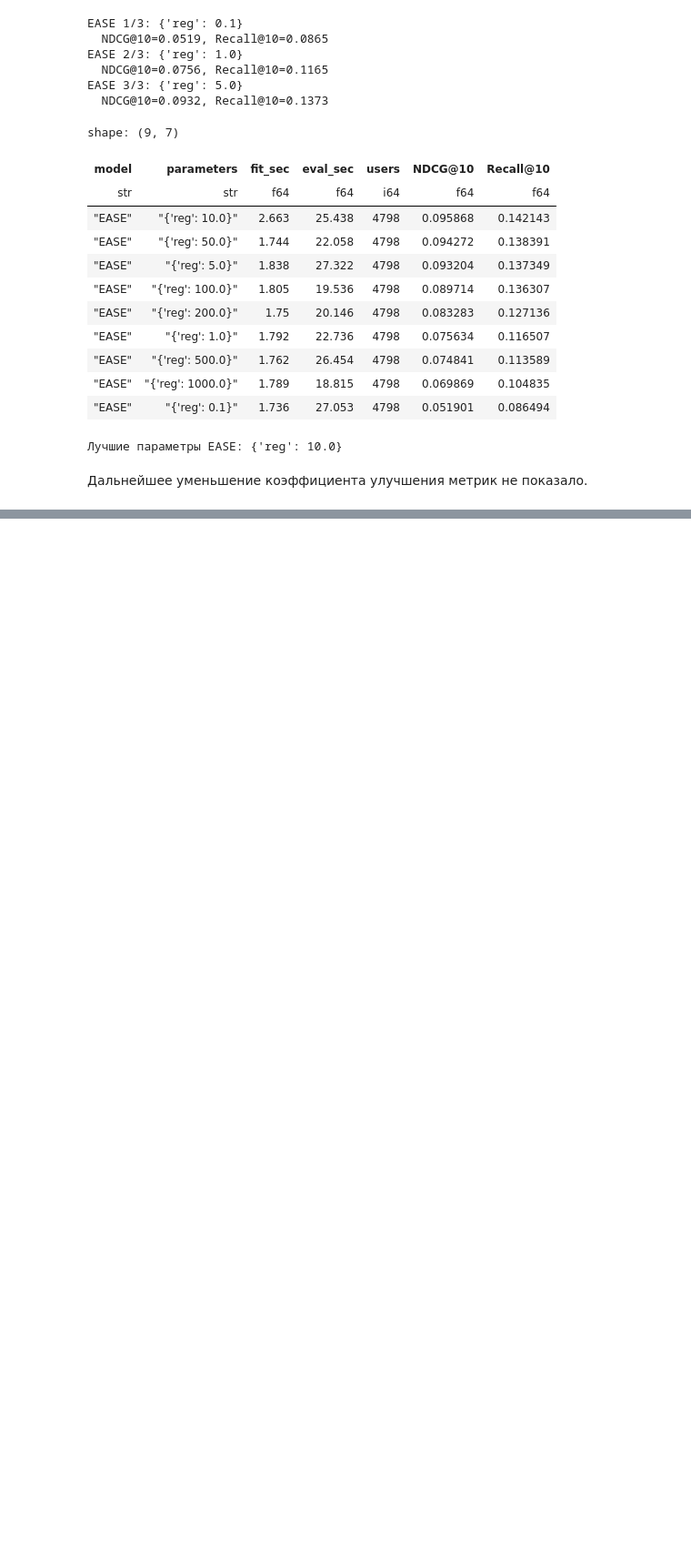
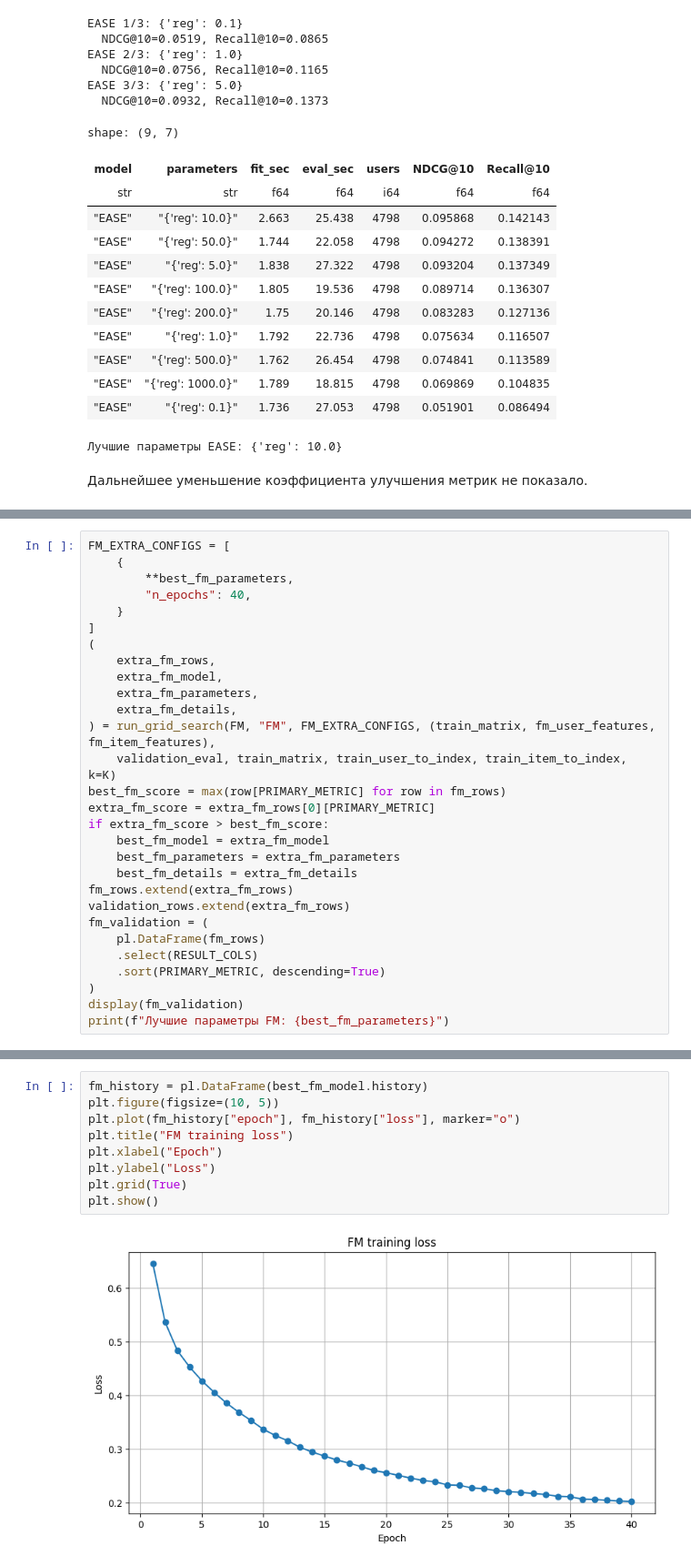
Before and after one commit to vshsch/recsys-hw1, a Jupyter notebook: experiments.ipynb, the cells around one changed output, grey strips where cells are left out. Shown at 91% size. Drawn from its saved outputs; the diff is of its cells as text; blank space fills up the shorter version.

```diff
--- a/experiments.ipynb
+++ b/experiments.ipynb
@@ -1865,0 +2077,29 @@ shape: (9, 7)
+# %%
+FM_EXTRA_CONFIGS = [
+    {
+        **best_fm_parameters,
+        "n_epochs": 40,
+    }
+]
+(
+    extra_fm_rows,
+    extra_fm_model,
+    extra_fm_parameters,
+    extra_fm_details,
+) = run_grid_search(FM, "FM", FM_EXTRA_CONFIGS, (train_matrix, fm_user_features, fm_item_features),
+    validation_eval, train_matrix, train_user_to_index, train_item_to_index, k=K)
+best_fm_score = max(row[PRIMARY_METRIC] for row in fm_rows)
+extra_fm_score = extra_fm_rows[0][PRIMARY_METRIC]
+if extra_fm_score > best_fm_score:
+    best_fm_model = extra_fm_model
+    best_fm_parameters = extra_fm_parameters
+    best_fm_details = extra_fm_details
+fm_rows.extend(extra_fm_rows)
+validation_rows.extend(extra_fm_rows)
+fm_validation = (
+    pl.DataFrame(fm_rows)
+    .select(RESULT_COLS)
+    .sort(PRIMARY_METRIC, descending=True)
+)
+display(fm_validation)
+print(f"Лучшие параметры FM: {best_fm_parameters}")
@@ -1865,0 +2128,11 @@ shape: (9, 7)
+# %%
+fm_history = pl.DataFrame(best_fm_model.history)
+plt.figure(figsize=(10, 5))
+plt.plot(fm_history["epoch"], fm_history["loss"], marker="o")
+plt.title("FM training loss")
+plt.xlabel("Epoch")
+plt.ylabel("Loss")
+plt.grid(True)
+plt.show()
+# %% [output]
+[figure, added]
```
Also changed, not shown: parts of 18 cells of this notebook, 4 other files.
